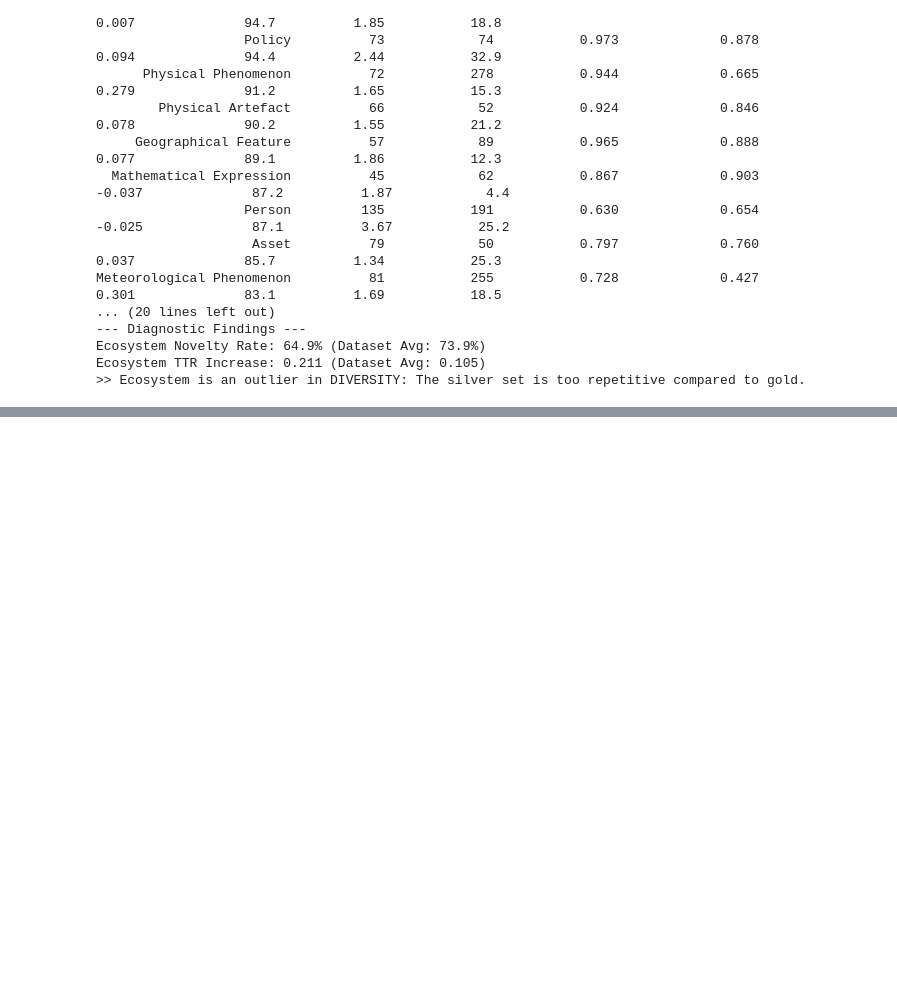
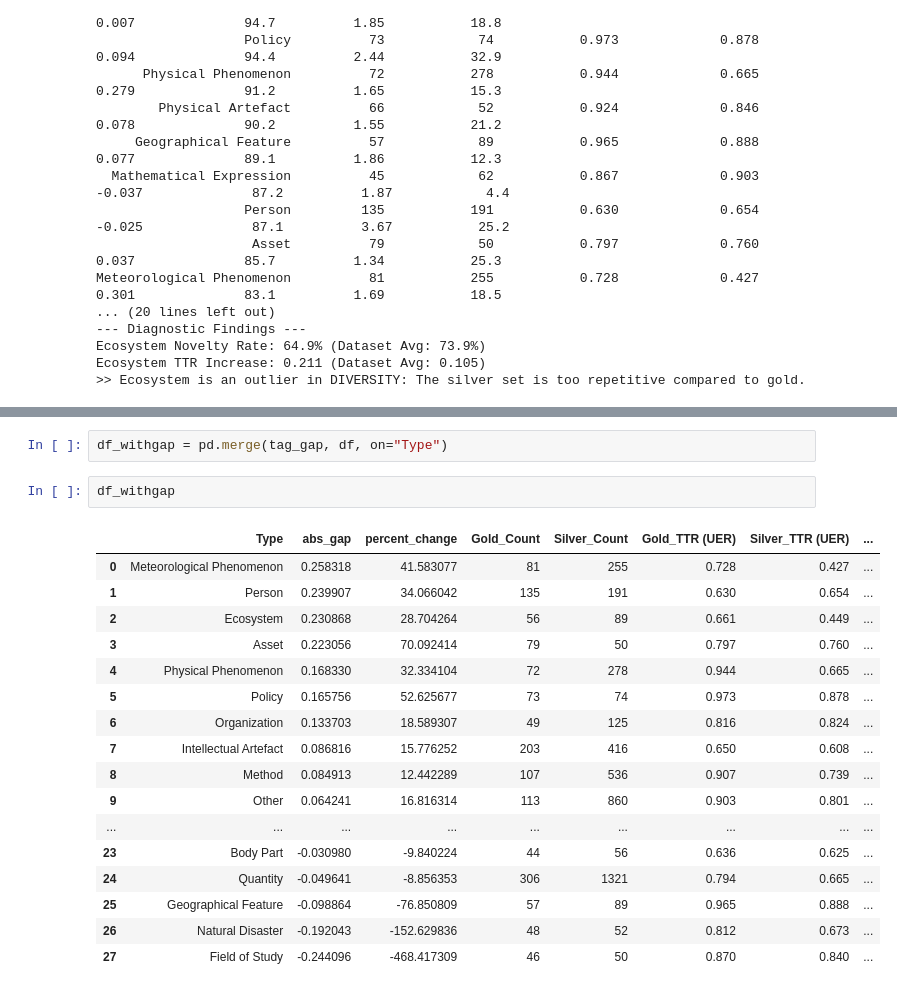
Before and after one commit to P0L3/CliReNER, a Jupyter notebook: UER_analysis.ipynb, the cells around one changed output, grey strips where cells are left out. Saved outputs shown, nothing was run; the diff lists cells and outputs as text; blank space fills up the shorter version.

```diff
--- a/UER_analysis.ipynb
+++ b/UER_analysis.ipynb
@@ -170,0 +251,22 @@ df.sort_values(by="TTR_Diff", ascending=False)
+# %%
+df_withgap = pd.merge(tag_gap, df, on="Type")
+# %%
+df_withgap
+# %% [output]
+|  | Type | abs_gap | percent_change | Gold_Count | Silver_Count | Gold_TTR (UER) | Silver_TTR (UER) | ... |
+| 0 | Meteorological Phenomenon | 0.258318 | 41.583077 | 81 | 255 | 0.728 | 0.427 | ... |
+| 1 | Person | 0.239907 | 34.066042 | 135 | 191 | 0.630 | 0.654 | ... |
+| 2 | Ecosystem | 0.230868 | 28.704264 | 56 | 89 | 0.661 | 0.449 | ... |
+| 3 | Asset | 0.223056 | 70.092414 | 79 | 50 | 0.797 | 0.760 | ... |
+| 4 | Physical Phenomenon | 0.168330 | 32.334104 | 72 | 278 | 0.944 | 0.665 | ... |
+| 5 | Policy | 0.165756 | 52.625677 | 73 | 74 | 0.973 | 0.878 | ... |
+| 6 | Organization | 0.133703 | 18.589307 | 49 | 125 | 0.816 | 0.824 | ... |
+| 7 | Intellectual Artefact | 0.086816 | 15.776252 | 203 | 416 | 0.650 | 0.608 | ... |
+| 8 | Method | 0.084913 | 12.442289 | 107 | 536 | 0.907 | 0.739 | ... |
+| 9 | Other | 0.064241 | 16.816314 | 113 | 860 | 0.903 | 0.801 | ... |
+| ... | ... | ... | ... | ... | ... | ... | ... | ... |
+| 23 | Body Part | -0.030980 | -9.840224 | 44 | 56 | 0.636 | 0.625 | ... |
+| 24 | Quantity | -0.049641 | -8.856353 | 306 | 1321 | 0.794 | 0.665 | ... |
+| 25 | Geographical Feature | -0.098864 | -76.850809 | 57 | 89 | 0.965 | 0.888 | ... |
+| 26 | Natural Disaster | -0.192043 | -152.629836 | 48 | 52 | 0.812 | 0.673 | ... |
+| 27 | Field of Study | -0.244096 | -468.417309 | 46 | 50 | 0.870 | 0.840 | ... |
```
Also changed, not shown: parts of 3 cells of this notebook.
